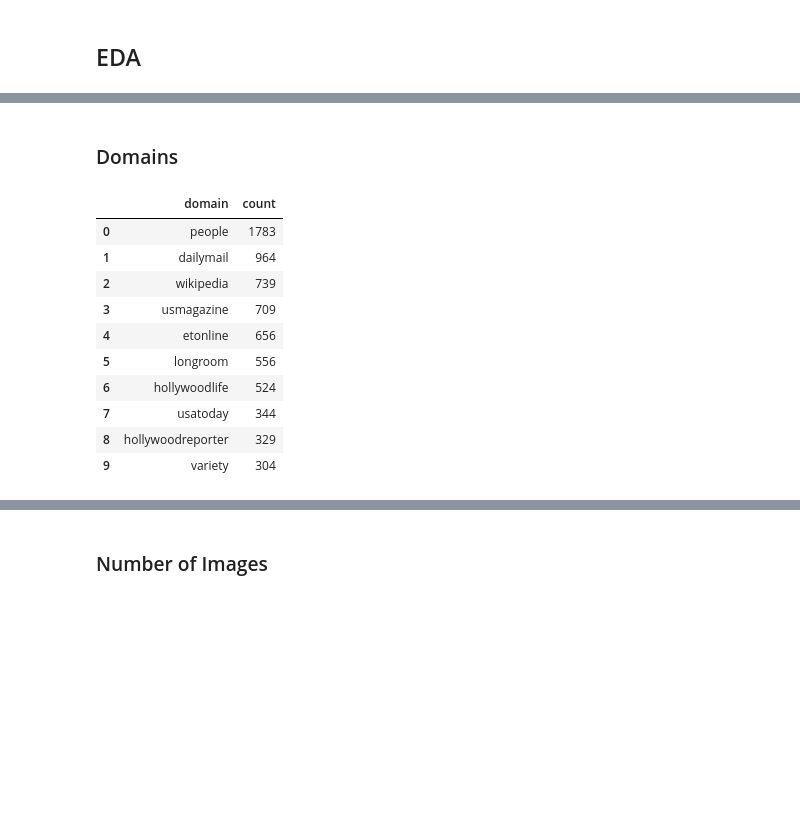
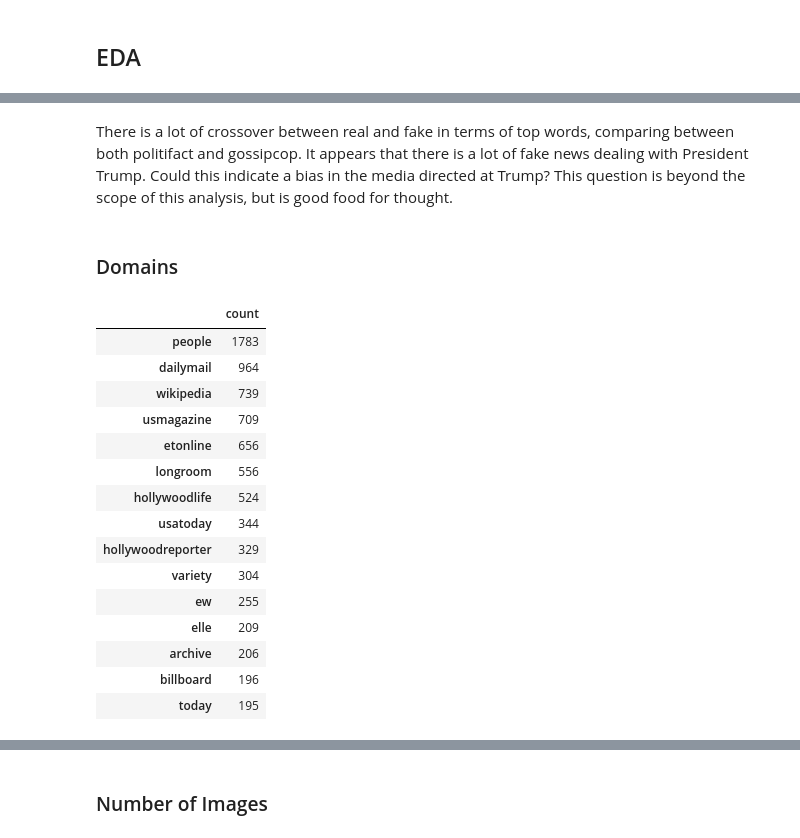
Before and after one commit to carlosbrown2/fake-news-detection, a Jupyter notebook: Capstone Project 2.ipynb, the cells around one changed output, grey strips where cells are left out. Drawn from its saved outputs; the diff is of its cells as text; code cells hidden in the pictures; blank space fills up the shorter version.

```diff
--- a/Capstone Project 2.ipynb
+++ b/Capstone Project 2.ipynb
@@ -36,8 +40,8 @@ json_polreal.head()
 | 3 |  |  | [] | 0 | politico | http://www.politico.com/news/stor... |
 | 4 |  |  | [] | 0 | fec | http://docquery.fec.gov/pdf/613/2... |
 # %%
-json_polfake = news.getnews(dir_pol_fake)
-json_polfake.head()
+df_pol_fake = news.getnews(dir_pol_fake)
+df_pol_fake.head()
 # %% [output]
 |  | title | text | authors | num_images | domain | url |
 | 0 | Cannibals Arrested in Florida Cla... | Police in Vernal Heights, Florida... | ['Daily Buzz Live'] | 17 | dailybuzzlive | dailybuzzlive.com/cannibals-arres... |
@@ -50,8 +54,8 @@ json_polfake.shape
 # %% [output]
 (328, 6)
 # %%
-json_gosreal = news.getnews(dir_gos_real)
-json_gosreal.head()
+df_gos_real = news.getnews(dir_gos_real)
+df_gos_real.head()
 # %% [output]
 |  | title | text | authors | num_images | domain | url |
 | 0 | Teen Mom Star Jenelle Evans' Wedd... | When you get married on national ... | [] | 7 | brides | https://www.brides.com/story/teen... |
@@ -64,8 +68,8 @@ json_gosreal.shape
 # %% [output]
 (16190, 6)
 # %%
-json_gosfake = news.getnews(dir_gos_fake)
-json_gosfake.head()
+df_gos_fake = news.getnews(dir_gos_fake)
+df_gos_fake.head()
 # %% [output]
 |  | title | text | authors | num_images | domain | url |
 | 0 | Did Miley Cyrus and Liam Hemswort... | Congratulations might be in order... | ['Caitlyn Hitt'] | 453 | dailymail | www.dailymail.co.uk/tvshowbiz/art... |
@@ -81,18 +85,18 @@ json_gosfake.shape
 ## Clean Data
 # %%
 #remove rows that have no text in the text column
-json_polreal = news.cleandf(df=json_polreal,col='text',exclude='')
-json_polfake = news.cleandf(df=json_polfake,col='text',exclude='')
-json_gosreal = news.cleandf(df=json_gosreal,col='text',exclude='')
-json_gosfake = news.cleandf(df=json_gosfake,col='text',exclude='')
+df_pol_real = news.cleandf(df=df_pol_real,col='text',exclude='')
+df_pol_fake = news.cleandf(df=df_pol_fake,col='text',exclude='')
+df_gos_real = news.cleandf(df=df_gos_real,col='text',exclude='')
+df_gos_fake = news.cleandf(df=df_gos_fake,col='text',exclude='')
 
-df_list = [json_polreal,json_polfake,json_gosreal,json_gosfake]
+df_list = [df_pol_real,df_pol_fake,df_gos_real,df_gos_fake]
 
 #Add response variable 'class' based on True=1 or Fake=0
-json_polreal['class'] = 1 #True
-json_polfake['class'] = 0 #Fake
-json_gosreal['class'] = 1
-json_gosfake['class'] = 0
+df_pol_real['class'] = 1 #True
+df_pol_fake['class'] = 0 #Fake
+df_gos_real['class'] = 1
+df_gos_fake['class'] = 0
 
 #combine df's into one
 df = pd.concat(df_list).reset_index(drop=True)
@@ -129,19 +148,26 @@ fitted
+# %% [markdown]
+There is a lot of crossover between real and fake in terms of top words, comparing between both politifact and gossipcop. It appears that there is a lot of fake news dealing with President Trump. Could this indicate a bias in the media directed at Trump? This question is beyond the scope of this analysis, but is good food for thought.
 # %% [markdown]
 ### Domains
 # %%
-#top 10 news publishers
-domains = pd.DataFrame(df['domain'].value_counts().reset_index())
-domains.columns = ['domain','count']
-domains.head(10)
+#top 15 news publishers
+domains = pd.DataFrame(df['domain'].value_counts())
+domains.columns = ['count']
+domains.head(15)
 # %% [output]
-|  | domain | count |
-| 0 | people | 1783 |
-| 1 | dailymail | 964 |
-| 2 | wikipedia | 739 |
-| 3 | usmagazine | 709 |
-| 4 | etonline | 656 |
-| 5 | longroom | 556 |
-| 6 | hollywoodlife | 524 |
-| 7 | usatoday | 344 |
-| 8 | hollywoodreporter | 329 |
-| 9 | variety | 304 |
+|  | count |
+| people | 1783 |
+| dailymail | 964 |
+| wikipedia | 739 |
+| usmagazine | 709 |
+| etonline | 656 |
+| longroom | 556 |
+| hollywoodlife | 524 |
+| usatoday | 344 |
+| hollywoodreporter | 329 |
+| variety | 304 |
+| ew | 255 |
+| elle | 209 |
+| archive | 206 |
+| billboard | 196 |
+| today | 195 |
```
Also changed, not shown: parts of 51 cells of this notebook, 2 other files.
